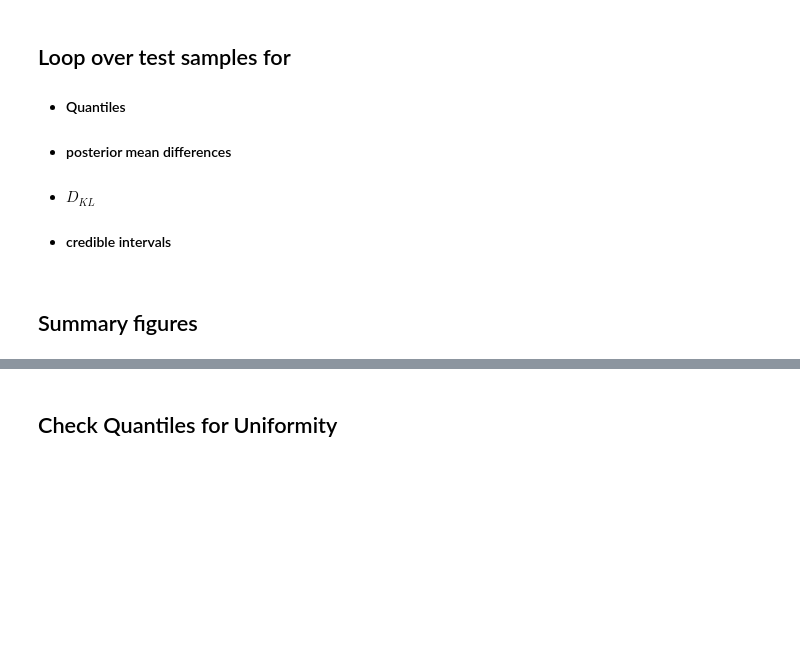
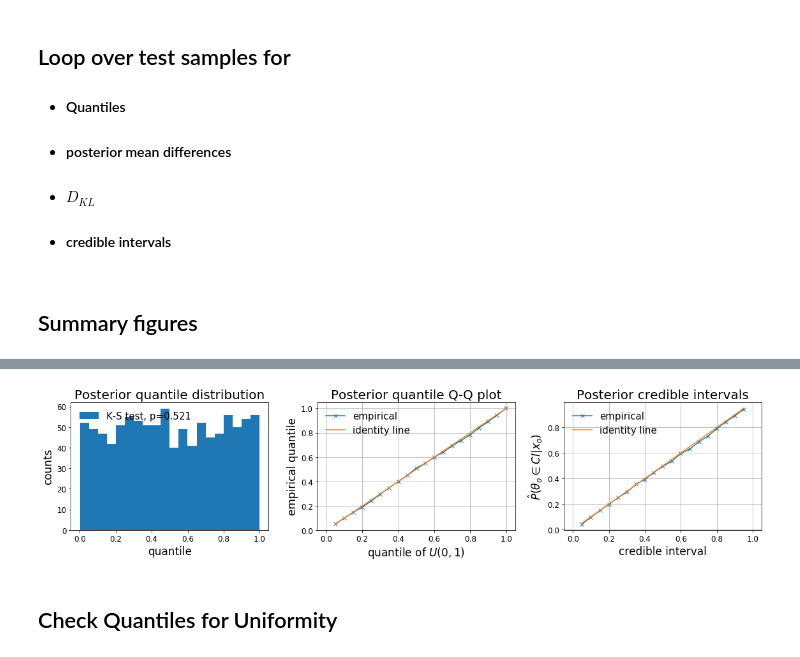
Before and after one commit to janfb/mcabc, a Jupyter notebook: notebooks/ModelComparison_ToyExample_PosteriorChecksPoisson.ipynb, the cells around one changed output, grey strips where cells are left out. Saved outputs shown, nothing was run; the diff lists cells and outputs as text; code cells hidden in the pictures; blank space fills up the shorter version.

```diff
--- a/notebooks/ModelComparison_ToyExample_PosteriorChecksPoisson.ipynb
+++ b/notebooks/ModelComparison_ToyExample_PosteriorChecksPoisson.ipynb
@@ -275,27 +320,36 @@ plt.tight_layout();
 # %%
-fig2, ax = plt.subplots(1, 3, figsize=(18, 5), sharex=True)
+fig3, ax = plt.subplots(1, 3, figsize=(16, 4), sharex=True)
+(stats, kst_p) = scipy.stats.kstest(qis, cdf='uniform')
+
+success_prob = success_counts / ntest
+
 n, bins, patches = ax[0].hist(qis, bins=20, label='K-S test, p={:1.3}'.format(kst_p))
 ax[0].set_title('Posterior quantile distribution')
 ax[0].set_xlabel('quantile')
 ax[0].set_ylabel('counts')
 ax[0].legend()
+sample_quantiles = np.cumsum(n / np.sum(n))
+theo_quantiles = np.cumsum(np.diff(bins))
+
 
 ax[1].set_title('Posterior quantile Q-Q plot')
 ax[1].plot(theo_quantiles, sample_quantiles, 'x-', label='empirical')
 ax[1].plot(theo_quantiles, theo_quantiles, label='identity line')
 ax[1].set_ylabel('empirical quantile')
 ax[1].set_xlabel(r'quantile of $U(0, 1)$')
 ax[1].legend()
 ax[1].grid();
 
 ax[2].set_title('Posterior credible intervals')
 ax[2].plot(credible_intervals, success_prob, 'x-', label='empirical')
 ax[2].plot(credible_intervals, credible_intervals, '-', label='identity line')
 ax[2].set_ylabel(r'$\hat{P}(\theta_o \in CI | x_o)$')
 ax[2].set_xlabel('credible interval')
 ax[2].legend()
 ax[2].grid();
 plt.tight_layout();
+# %% [output]
+[figure, added]
 # %%
 figure_folder = '../figures'
 fn = time_stamp + 'posterior_checks_1_k2_{}.png'.format(int(k2))
```
Also changed, not shown: parts of 13 cells of this notebook.
